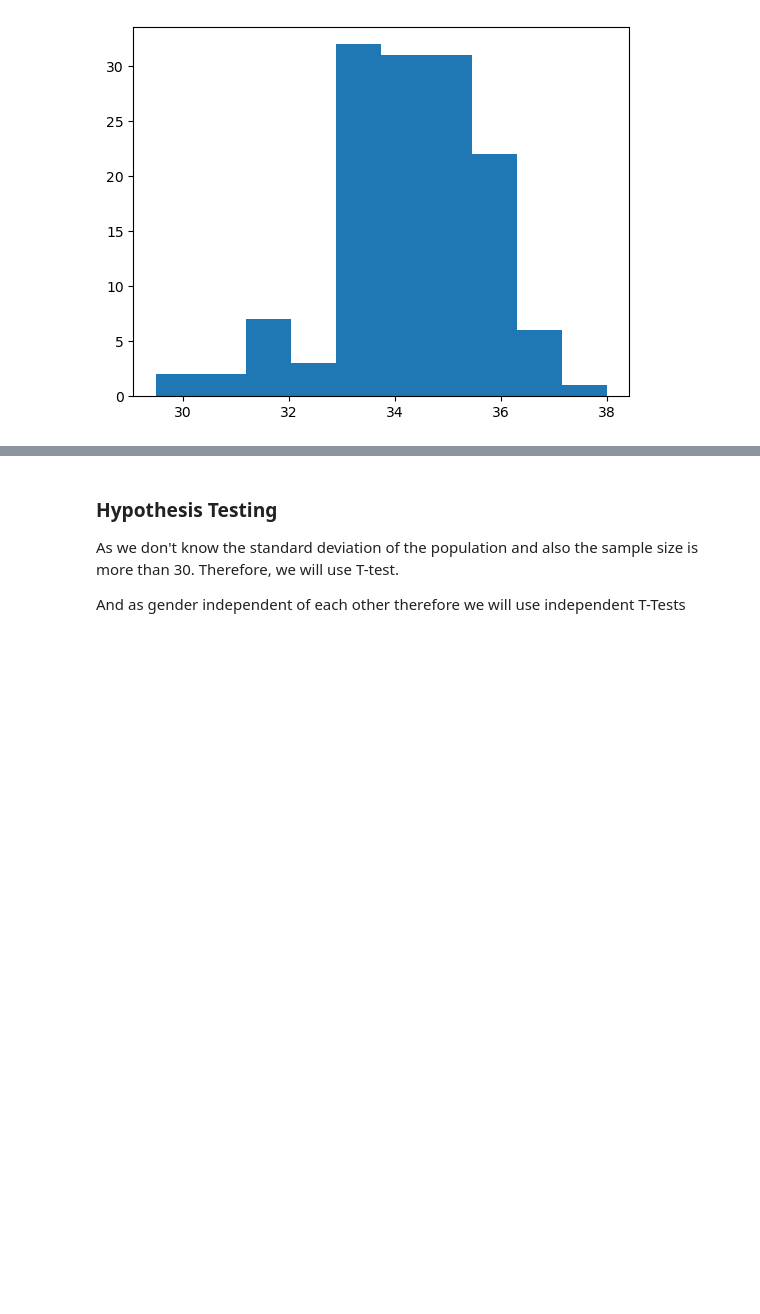
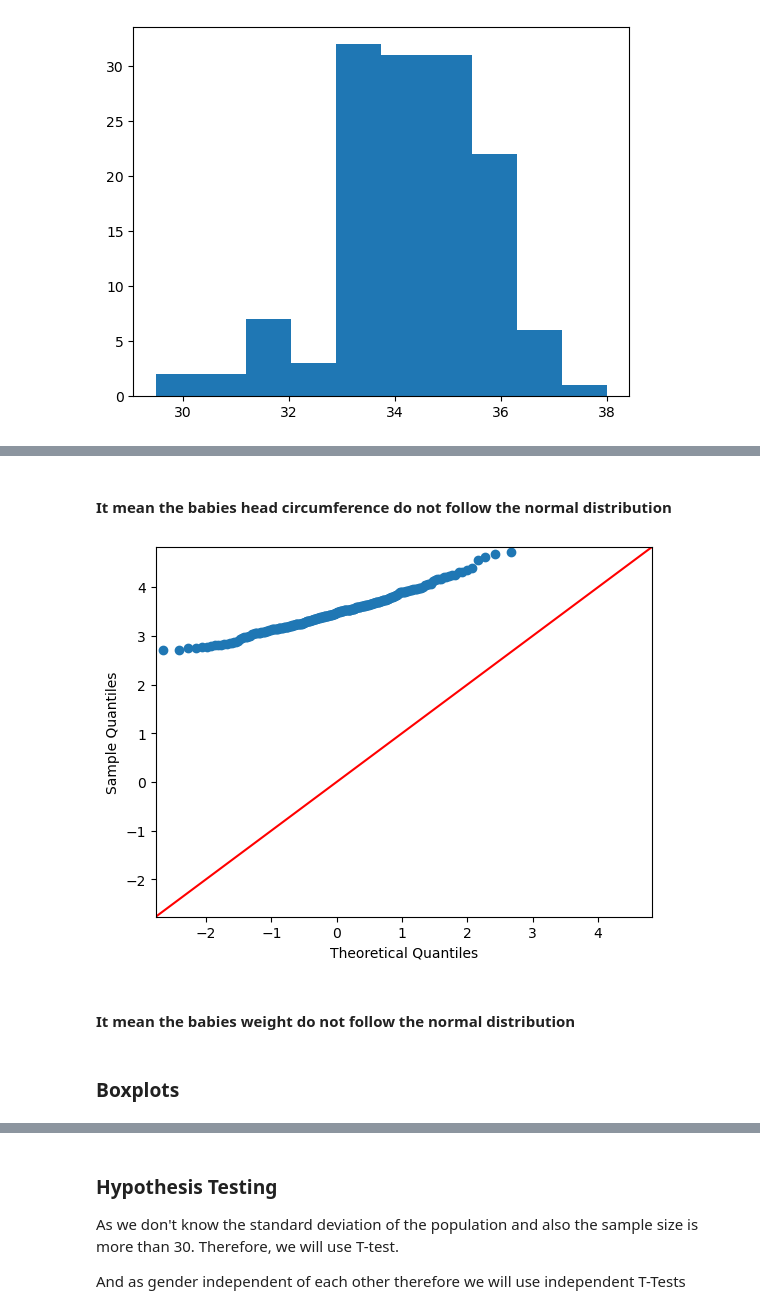
Before and after one commit to priyesh009/share, a Jupyter notebook: data_analysis_babies/kalyan_project.ipynb, the cells around one changed output, grey strips where cells are left out. Cells and saved outputs as stored; diff of their text form; code cells hidden in the pictures; blank space fills up the shorter version.

```diff
--- a/data_analysis_babies/kalyan_project.ipynb
+++ b/data_analysis_babies/kalyan_project.ipynb
@@ -128,0 +152,17 @@ Histogram for males for for head circumference
+# %% [markdown]
+#### It mean the babies head circumference do not follow the normal distribution
+# %%
+
+import statsmodels.api as sm
+import pylab
+
+test = df_babies['bweight']
+
+sm.qqplot(test, line ='45')
+pylab.show()
+# %% [output]
+[figure, added]
+# %% [markdown]
+#### It mean the babies weight do not follow the normal distribution
+# %% [markdown]
+### Boxplots
```
Also changed, not shown: parts of 29 cells of this notebook.
